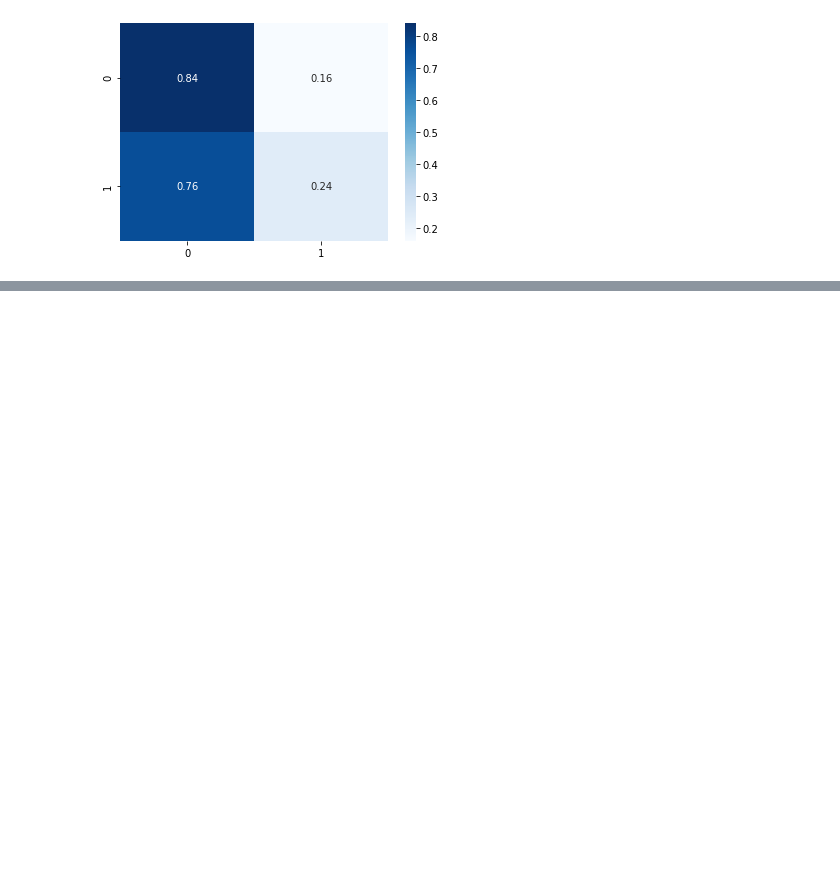
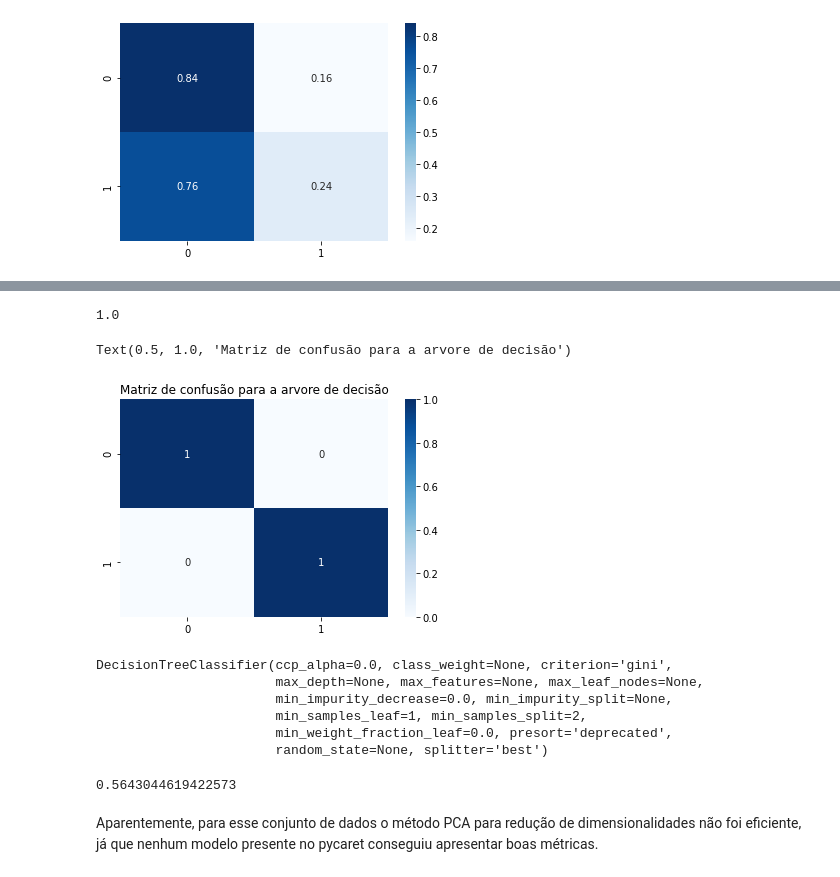
Before and after one commit to diego2017003/reducao_dimensionalidade, a Jupyter notebook: Reducao_dimensionalidade.ipynb, the cells around one changed output, grey strips where cells are left out. Cells and saved outputs as stored; diff of their text form; code cells hidden in the pictures; blank space fills up the shorter version.

```diff
--- a/Reducao_dimensionalidade.ipynb
+++ b/Reducao_dimensionalidade.ipynb
@@ -456,0 +467,34 @@ sns.heatmap(data=matriz_confusao,cmap='Blues',annot=True)
+# %%
+from sklearn.metrics import accuracy_score
+y_pred = Decision_tree_for_2014.predict(x_teste)
+acuracia = accuracy_score(y_true=y_teste,y_pred=y_pred)
+print(acuracia)
+# %% [output]
+1.0
+# %%
+confusion_dados_2014 = confusion_matrix(y_pred=y_pred,y_true=y_teste,normalize='true')
+sns.heatmap(confusion_dados_2014,cmap='Blues',annot=True).set_title("Matriz de confusão para a arvore de decisão")
+# %% [output]
+Text(0.5, 1.0, 'Matriz de confusão para a arvore de decisão')
+[figure, added]
+# %%
+X=pca_dados_2014
+x_treino_pca,x_teste_pca,y_treino_pca,y_teste_pca = train_test_split(X,dados_2014_normalizados['Class'],
+                                                     test_size=0.3,random_state=0,stratify=dados_2014_normalizados['Class'])
+Decision_tree_for_pca_2014 = tree.DecisionTreeClassifier()
+Decision_tree_for_pca_2014.fit(x_treino_pca,y_treino_pca)
+# %% [output]
+DecisionTreeClassifier(ccp_alpha=0.0, class_weight=None, criterion='gini',
+                       max_depth=None, max_features=None, max_leaf_nodes=None,
+                       min_impurity_decrease=0.0, min_impurity_split=None,
+                       min_samples_leaf=1, min_samples_split=2,
+                       min_weight_fraction_leaf=0.0, presort='deprecated',
+                       random_state=None, splitter='best')
+# %%
+y_pred_pca = Decision_tree_for_pca_2014.predict(x_teste_pca)
+acuracia = accuracy_score(y_true=y_teste_pca,y_pred=y_pred_pca)
+print(acuracia)
+# %% [output]
+0.5643044619422573
+# %% [markdown]
+Aparentemente, para esse conjunto de dados o método PCA para redução de dimensionalidades não foi eficiente, já que nenhum modelo presente no pycaret conseguiu apresentar boas métricas.
```
Also changed, not shown: parts of 7 cells of this notebook.
